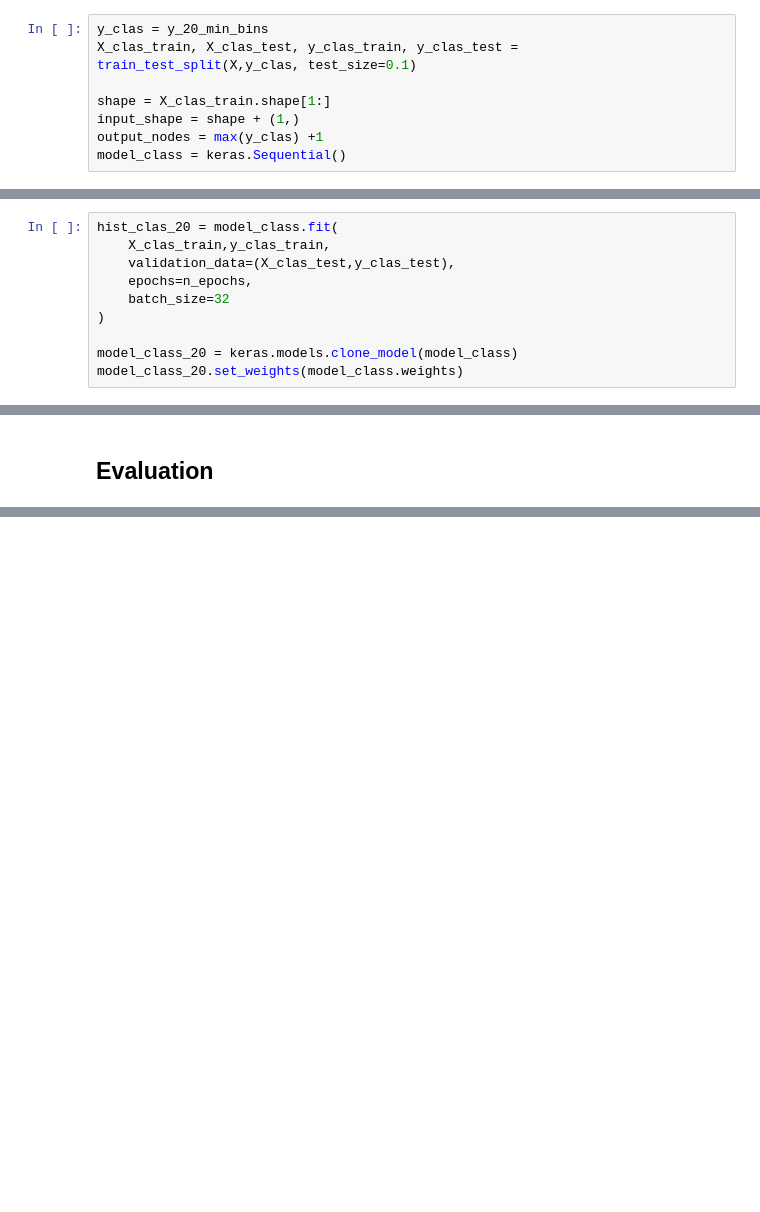
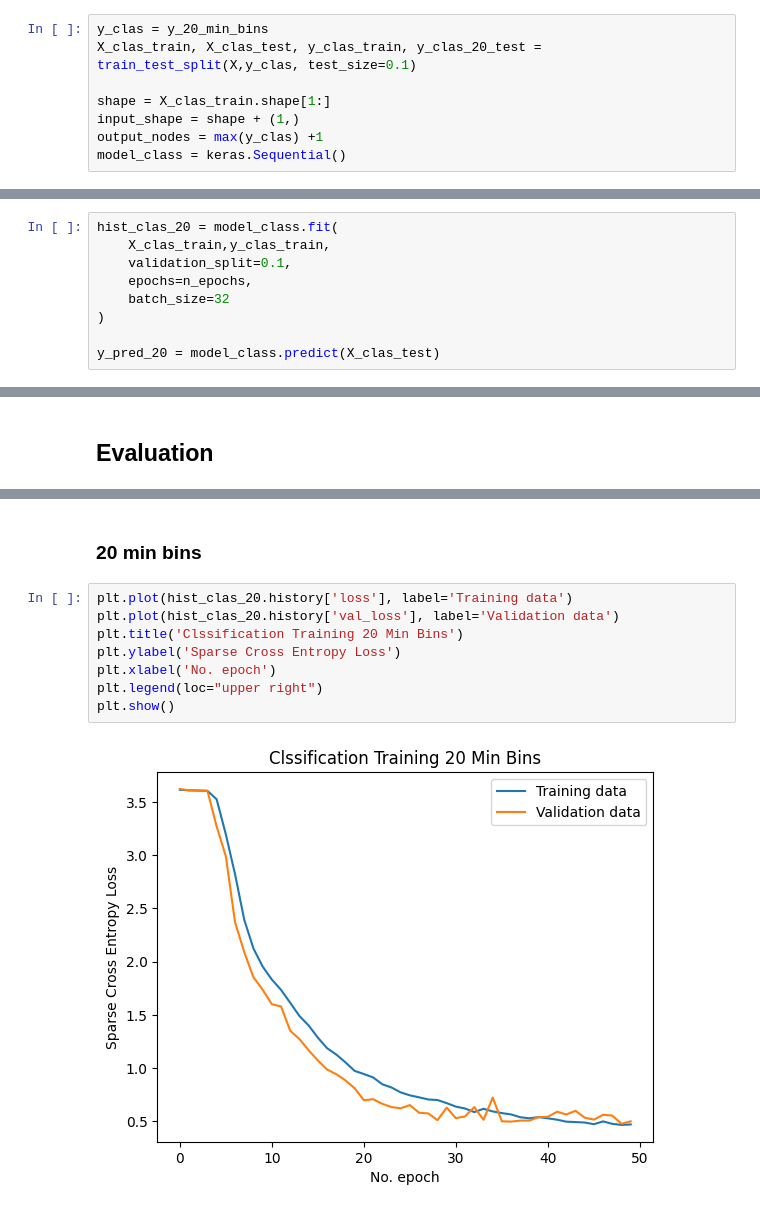
Before and after one commit to JasperSche/DL_A2, a Jupyter notebook: task_2_classification.ipynb, the cells around one changed output, grey strips where cells are left out. Drawn from its saved outputs; the diff is of its cells as text; blank space fills up the shorter version.

```diff
--- a/task_2_classification.ipynb
+++ b/task_2_classification.ipynb
@@ -107,7 +124,7 @@ Epoch 31/50
 ## 20 Minute Bins
 # %%
 y_clas = y_20_min_bins
-X_clas_train, X_clas_test, y_clas_train, y_clas_test = train_test_split(X,y_clas, test_size=0.1)
+X_clas_train, X_clas_test, y_clas_train, y_clas_20_test = train_test_split(X,y_clas, test_size=0.1)
 
 shape = X_clas_train.shape[1:]
 input_shape = shape + (1,)
@@ -140,10 +157,9 @@ model_class.compile(optimizer="adam",loss="sparse_categorical_crossentropy" )
 # %%
 hist_clas_20 = model_class.fit(
     X_clas_train,y_clas_train,
-    validation_data=(X_clas_test,y_clas_test),
+    validation_split=0.1,
     epochs=n_epochs,
     batch_size=32
 )
 
-model_class_20 = keras.models.clone_model(model_class)
-model_class_20.set_weights(model_class.weights)
+y_pred_20 = model_class.predict(X_clas_test)
@@ -182,0 +346,12 @@ weighted avg       0.79      0.78      0.78      1800
+# %% [markdown]
+### 20 min bins
+# %%
+plt.plot(hist_clas_20.history['loss'], label='Training data')
+plt.plot(hist_clas_20.history['val_loss'], label='Validation data')
+plt.title('Clssification Training 20 Min Bins')
+plt.ylabel('Sparse Cross Entropy Loss')
+plt.xlabel('No. epoch')
+plt.legend(loc="upper right")
+plt.show()
+# %% [output]
+[figure, added]
```
Also changed, not shown: parts of 25 cells of this notebook, 1 other file.
